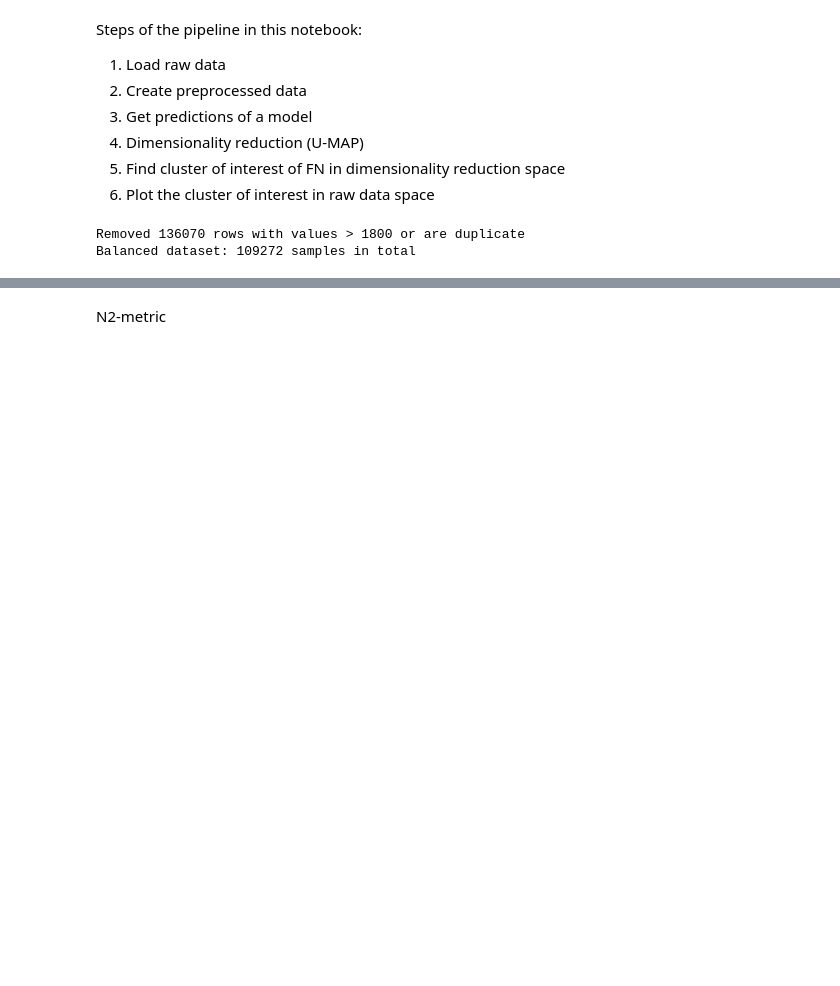
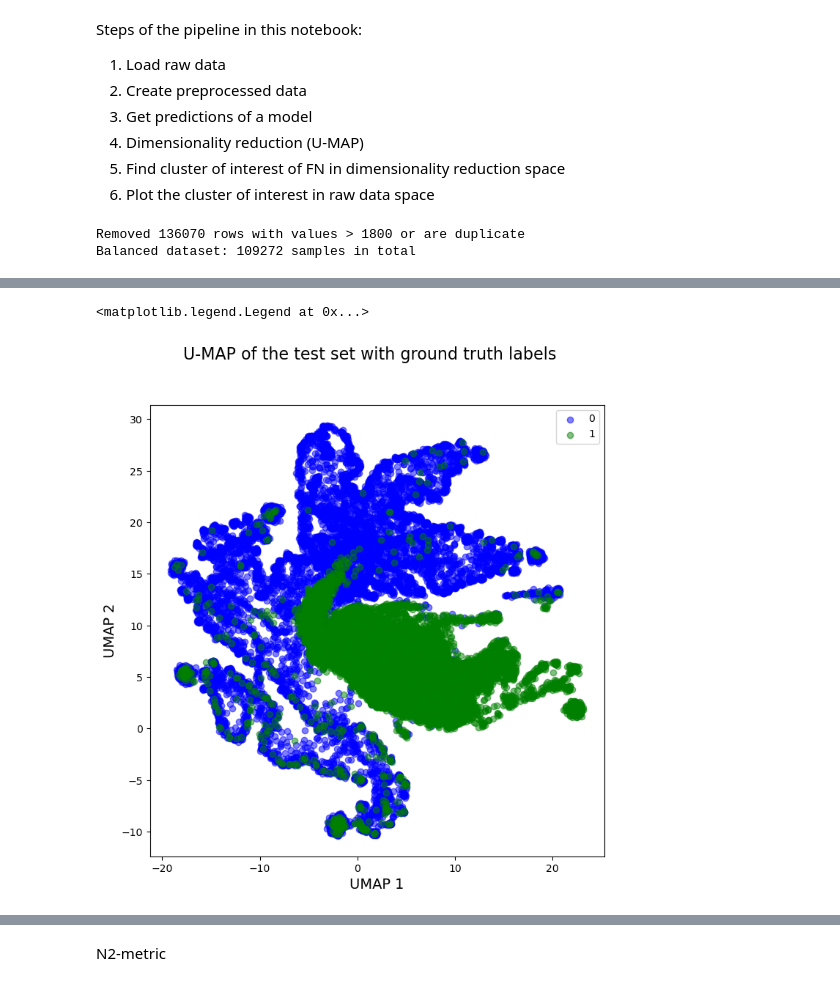
Before and after one commit to gijsdesmit/XAI_project, a Jupyter notebook: Dimensionality_reduction_pipeline.ipynb, the cells around one changed output, grey strips where cells are left out. Saved outputs shown, nothing was run; the diff lists cells and outputs as text; code cells hidden in the pictures; blank space fills up the shorter version.

```diff
--- a/Dimensionality_reduction_pipeline.ipynb
+++ b/Dimensionality_reduction_pipeline.ipynb
@@ -221,21 +232,18 @@ plt.show()
 # %%
 # Plot the U-MAP with the ground truth label
 fig, ax = plt.subplots(figsize=(8, 8))
 fig.suptitle('U-MAP of the test set with ground truth labels', fontsize=16)
 
 for i, class_label in enumerate([0, 1]):
     class_data = x_bins_test[x_bins_test['Class_Label'] == class_label]
     ax.scatter(class_data['UMAP_1'], class_data['UMAP_2'], c=color_map.colors[i], label=class_label, alpha=0.5)
 
-for index in prototype_indices:
-    class_data = x_bins[x_bins_test['Class_Label'] == class_label]
-    ax.scatter(class_data.loc[index]['UMAP_1'], class_data.loc[index]['UMAP_2'], c='yellow', label='prototype')
-for index in criticism_indices:
-    ax.scatter(class_data.loc[index]['UMAP_1'], class_data.loc[index]['UMAP_2'], c='red', label='criticism')
-
 ax.set_xlabel('UMAP 1', fontsize=14)
 ax.set_ylabel('UMAP 2', fontsize=14)
 ax.legend()
+# %% [output]
+<matplotlib.legend.Legend at 0x...>
+[figure, added]
 # %%
 # Plot the U-MAP for the training set (optional)
 fig, ax = plt.subplots(figsize=(8, 8))
```
Also changed, not shown: parts of 40 cells of this notebook.
